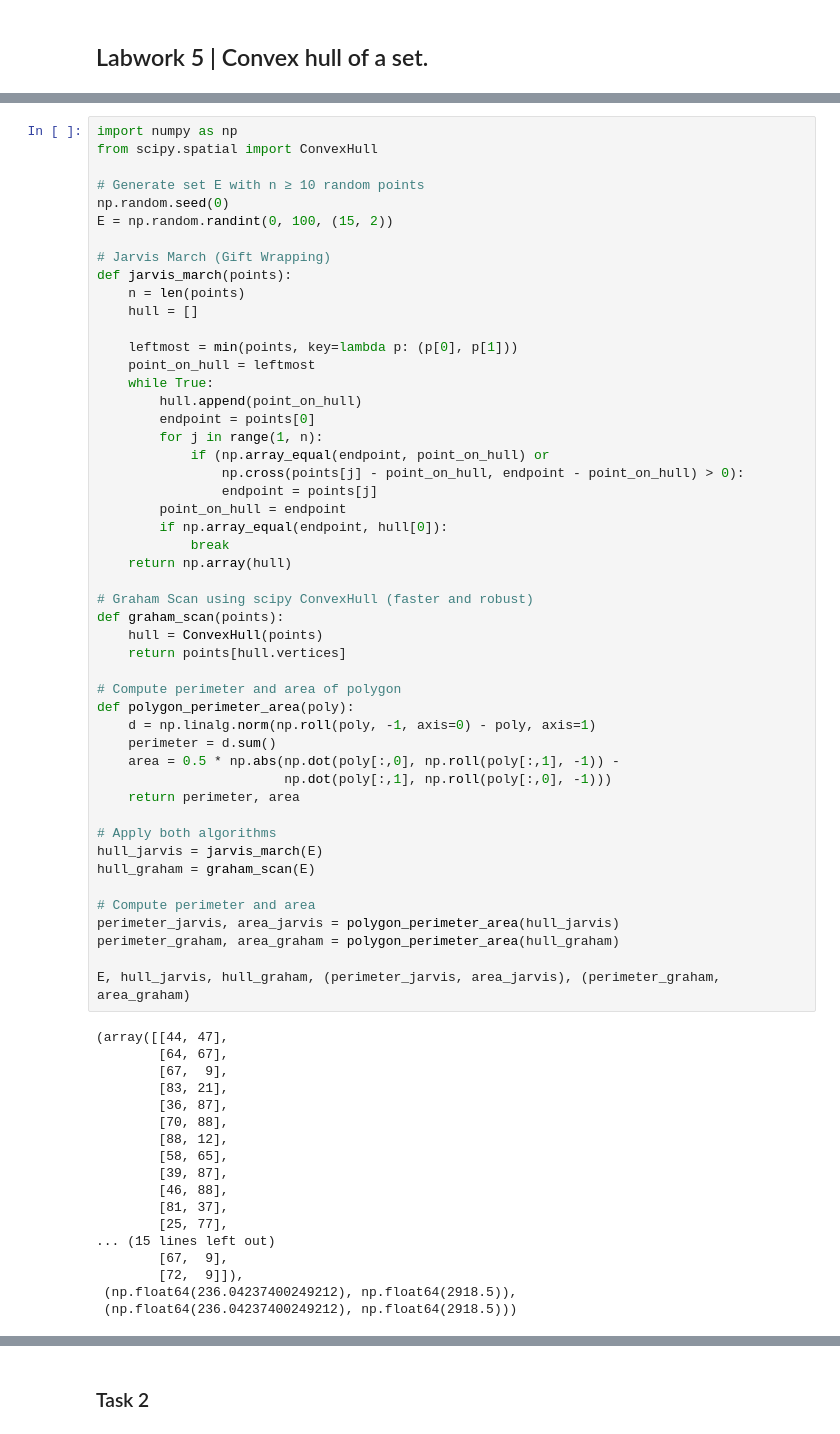
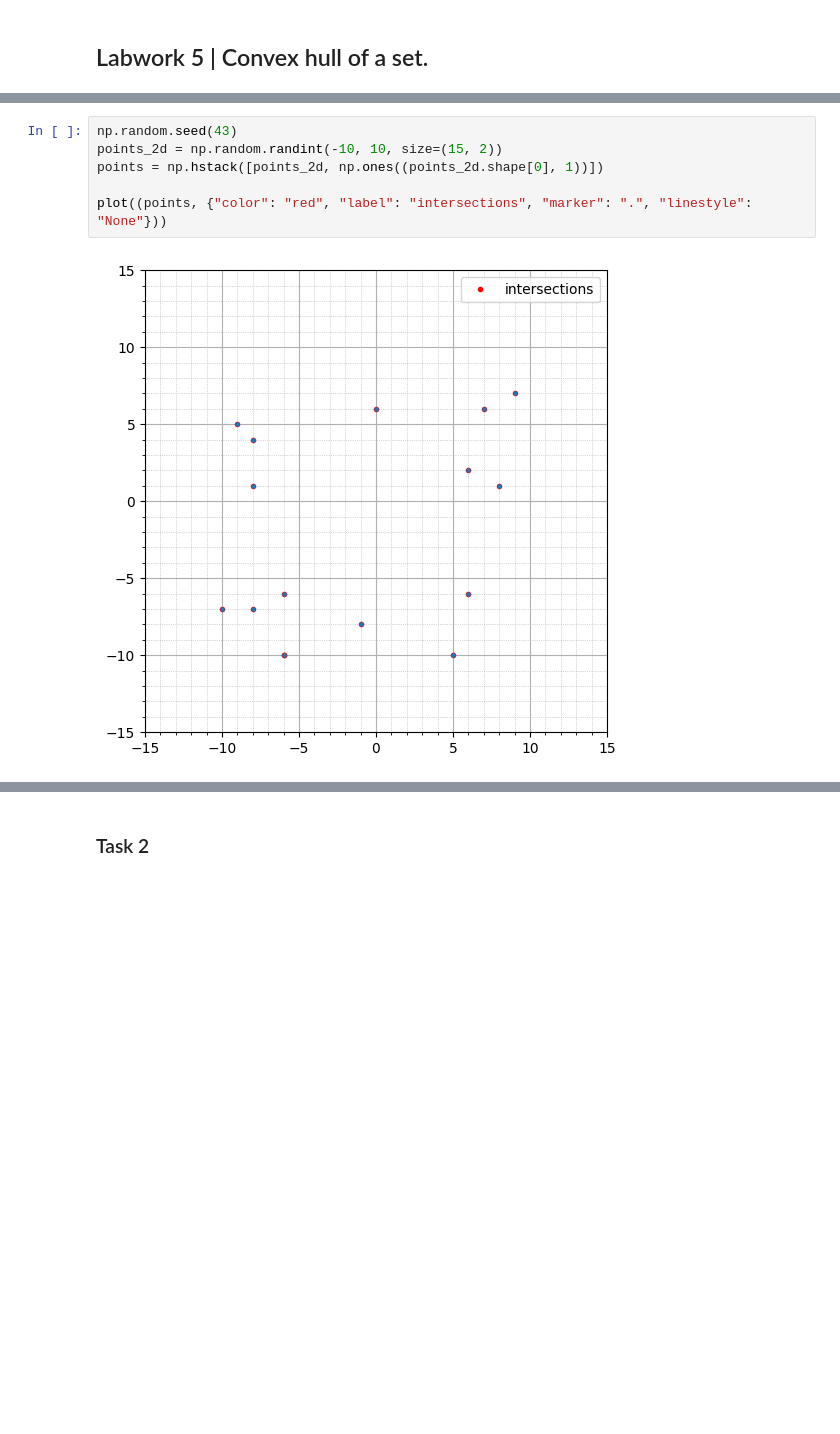
Before and after one commit to mikedegeofroy/itmo-computational-geometry, a Jupyter notebook: lab5/lab5.ipynb, the cells around one changed output, grey strips where cells are left out. Drawn from its saved outputs; the diff is of its cells as text; blank space fills up the shorter version.

```diff
--- a/lab5/lab5.ipynb
+++ b/lab5/lab5.ipynb
@@ -5,67 +75,8 @@
-# %%
-import numpy as np
-from scipy.spatial import ConvexHull
-
-# Generate set E with n ≥ 10 random points
-np.random.seed(0)
-E = np.random.randint(0, 100, (15, 2))
-
-# Jarvis March (Gift Wrapping)
-def jarvis_march(points):
-    n = len(points)
-    hull = []
-
-    leftmost = min(points, key=lambda p: (p[0], p[1]))
-    point_on_hull = leftmost
-    while True:
-        hull.append(point_on_hull)
-        endpoint = points[0]
-        for j in range(1, n):
-            if (np.array_equal(endpoint, point_on_hull) or
-                np.cross(points[j] - point_on_hull, endpoint - point_on_hull) > 0):
-                endpoint = points[j]
-        point_on_hull = endpoint
-        if np.array_equal(endpoint, hull[0]):
-            break
-    return np.array(hull)
-
-# Graham Scan using scipy ConvexHull (faster and robust)
-def graham_scan(points):
-    hull = ConvexHull(points)
-    return points[hull.vertices]
-
-# Compute perimeter and area of polygon
-def polygon_perimeter_area(poly):
-    d = np.linalg.norm(np.roll(poly, -1, axis=0) - poly, axis=1)
-    perimeter = d.sum()
-    area = 0.5 * np.abs(np.dot(poly[:,0], np.roll(poly[:,1], -1)) -
-                        np.dot(poly[:,1], np.roll(poly[:,0], -1)))
-    return perimeter, area
-
-# Apply both algorithms
-hull_jarvis = jarvis_march(E)
-hull_graham = graham_scan(E)
-
-# Compute perimeter and area
-perimeter_jarvis, area_jarvis = polygon_perimeter_area(hull_jarvis)
-perimeter_graham, area_graham = polygon_perimeter_area(hull_graham)
-
-E, hull_jarvis, hull_graham, (perimeter_jarvis, area_jarvis), (perimeter_graham, area_graham)
-# %% [output]
-(array([[44, 47],
-        [64, 67],
-        [67,  9],
-        [83, 21],
-        [36, 87],
-        [70, 88],
-        [88, 12],
-        [58, 65],
-        [39, 87],
-        [46, 88],
-        [81, 37],
-        [25, 77],
-... (15 lines left out)
-        [67,  9],
-        [72,  9]]),
- (np.float64(236.04237400249212), np.float64(2918.5)),
- (np.float64(236.04237400249212), np.float64(2918.5)))
+# %%
+np.random.seed(43)
+points_2d = np.random.randint(-10, 10, size=(15, 2))
+points = np.hstack([points_2d, np.ones((points_2d.shape[0], 1))])
+
+plot((points, {"color": "red", "label": "intersections", "marker": ".", "linestyle": "None"}))
+# %% [output]
+[figure, added]
```
Also changed, not shown: parts of 12 cells of this notebook.
